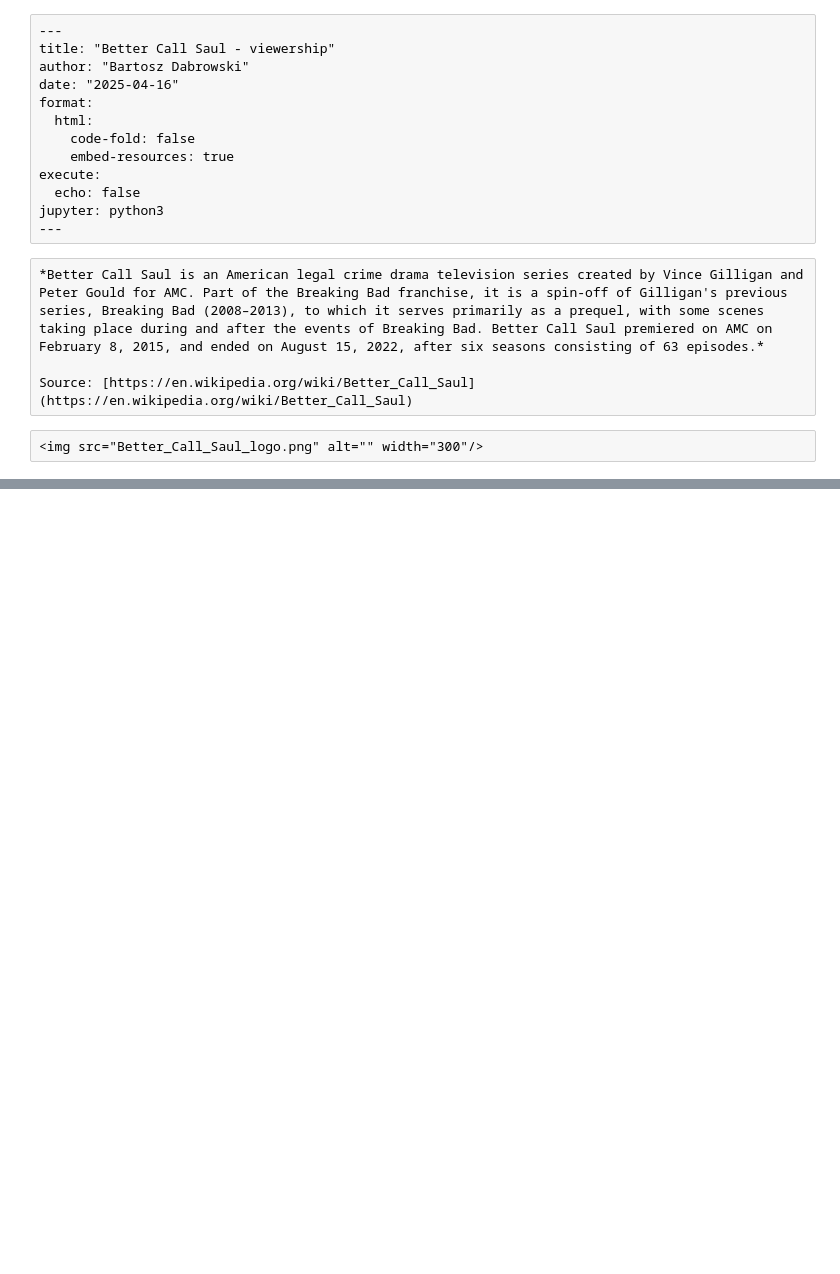
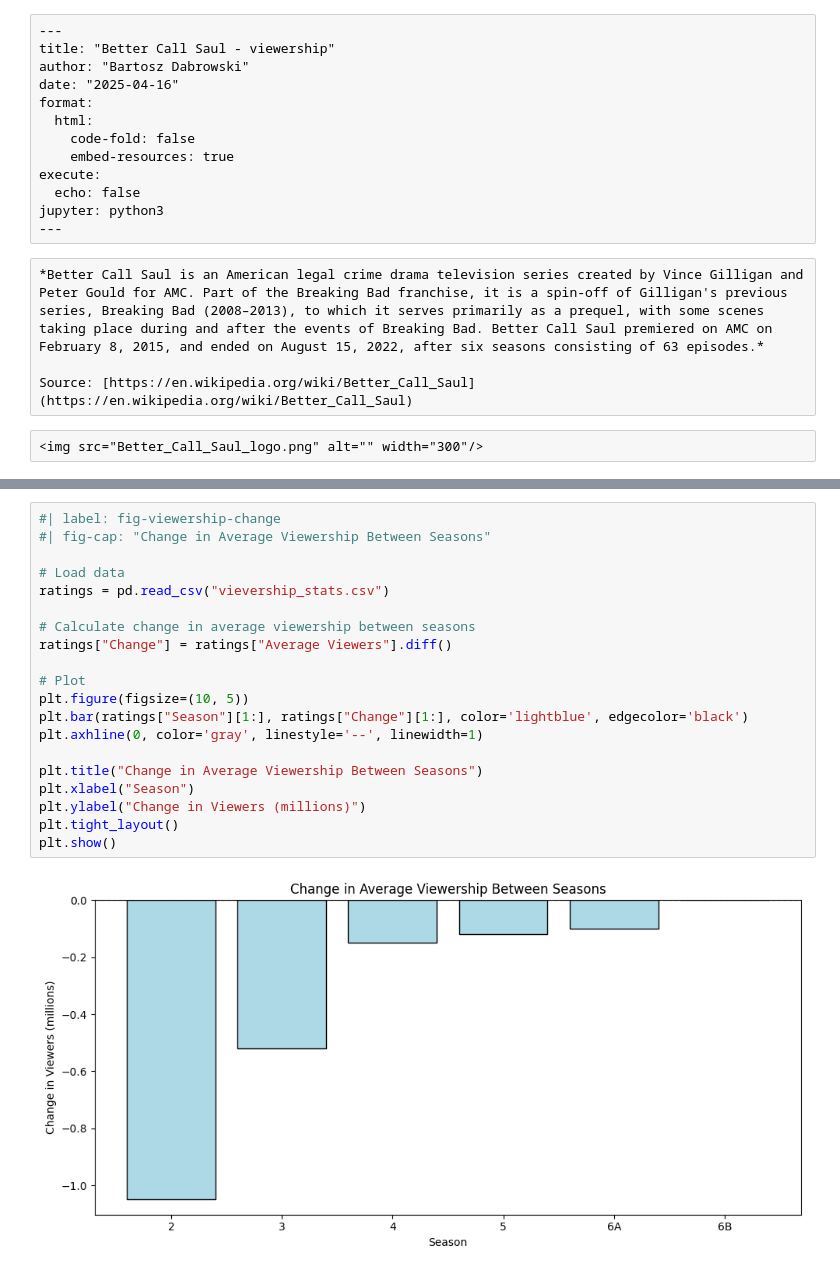
Before and after one commit to WHardyUW/RRcourse2025, a Jupyter notebook: 7. MD and Quarto/assignment_7/better_call_saul_viewership.ipynb, the cells around one changed output, grey strips where cells are left out. Cells and saved outputs as stored; diff of their text form; blank space fills up the shorter version.

```diff
--- a/7. MD and Quarto/assignment_7/better_call_saul_viewership.ipynb
+++ b/7. MD and Quarto/assignment_7/better_call_saul_viewership.ipynb
@@ -38,0 +60,22 @@ Better Call Saul Season Viewership
+# %%
+#| label: fig-viewership-change
+#| fig-cap: "Change in Average Viewership Between Seasons"
+
+# Load data
+ratings = pd.read_csv("vievership_stats.csv")
+
+# Calculate change in average viewership between seasons
+ratings["Change"] = ratings["Average Viewers"].diff()
+
+# Plot
+plt.figure(figsize=(10, 5))
+plt.bar(ratings["Season"][1:], ratings["Change"][1:], color='lightblue', edgecolor='black')
+plt.axhline(0, color='gray', linestyle='--', linewidth=1)
+
+plt.title("Change in Average Viewership Between Seasons")
+plt.xlabel("Season")
+plt.ylabel("Change in Viewers (millions)")
+plt.tight_layout()
+plt.show()
+# %% [output]
+[figure, added]
```
Also changed, not shown: parts of 1 cell of this notebook, 1 other file.
